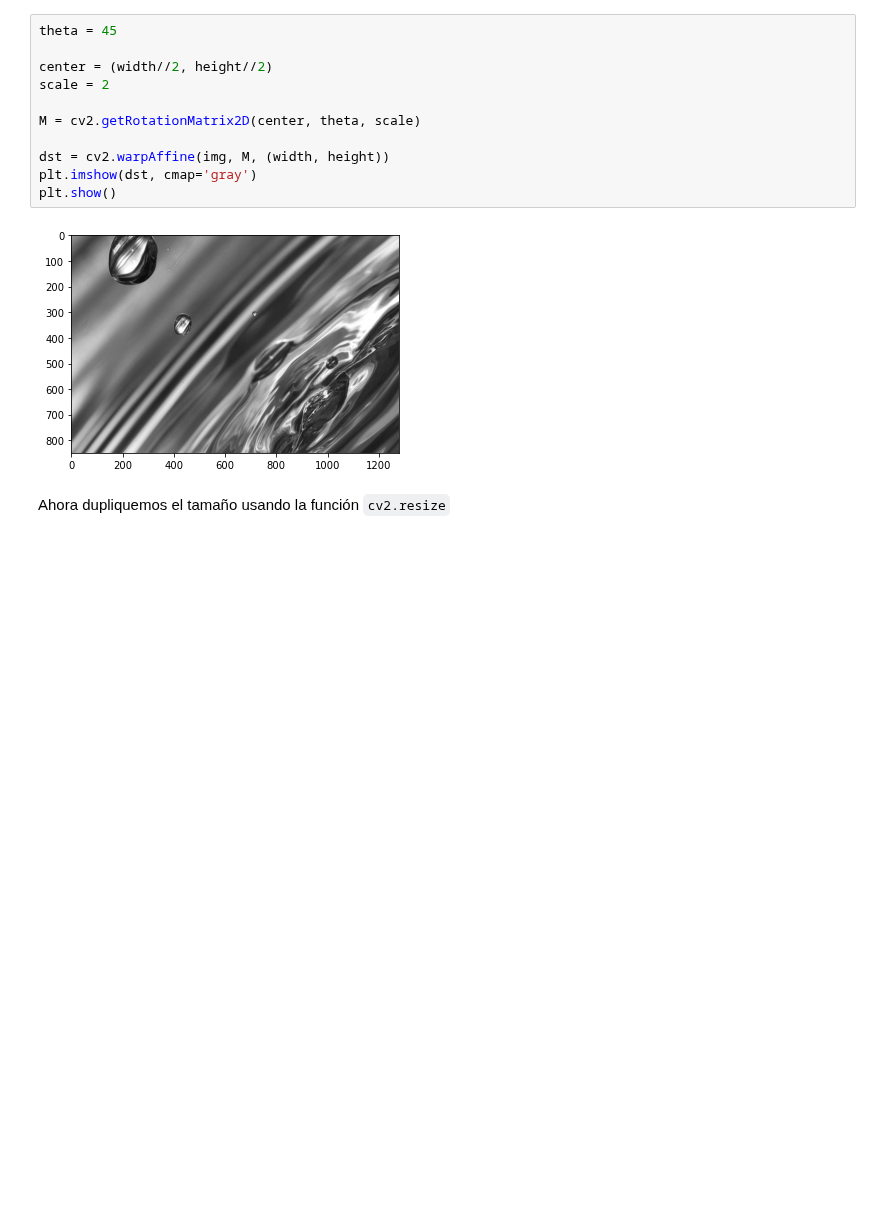
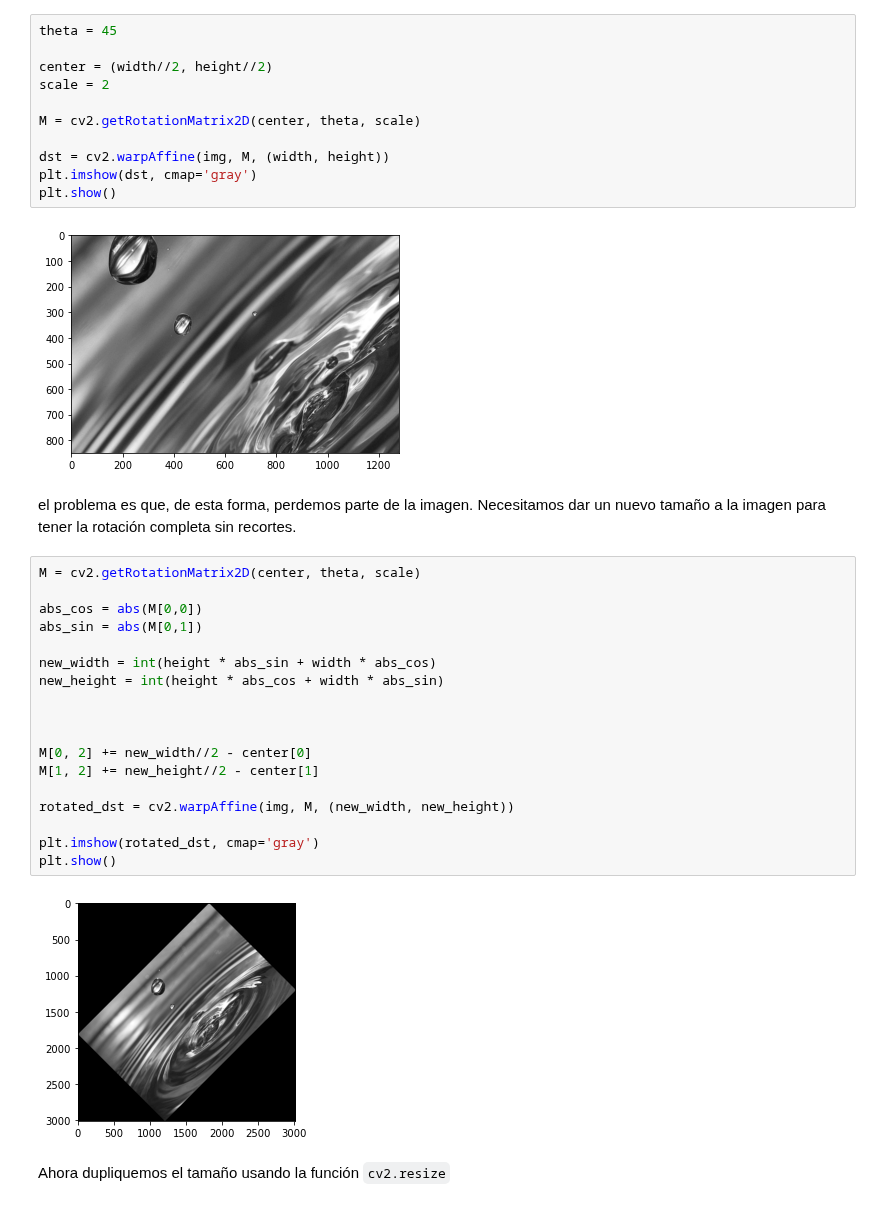
Before and after one commit to AprendizajeProfundo/Diplomado-Avanzado, a Jupyter notebook: Visión Artificial/Cuadernos/procesamiento_imagenes.ipynb, the cells around one changed output. Saved outputs shown, nothing was run; the diff lists cells and outputs as text; blank space fills up the shorter version.

```diff
--- a/Visión Artificial/Cuadernos/procesamiento_imagenes.ipynb
+++ b/Visión Artificial/Cuadernos/procesamiento_imagenes.ipynb
@@ -219,6 +219,28 @@ plt.imshow(dst, cmap='gray')
 plt.show()
 # %% [output]
 [figure]
+# %% [markdown]
+el problema es que, de esta forma, perdemos parte de la imagen. Necesitamos dar un nuevo tamaño a la imagen para tener la rotación completa sin recortes.
+# %%
+M = cv2.getRotationMatrix2D(center, theta, scale)
+
+abs_cos = abs(M[0,0])
+abs_sin = abs(M[0,1])
+
+new_width = int(height * abs_sin + width * abs_cos)
+new_height = int(height * abs_cos + width * abs_sin)
+
+
+
+M[0, 2] += new_width//2 - center[0]
+M[1, 2] += new_height//2 - center[1]
+
+rotated_dst = cv2.warpAffine(img, M, (new_width, new_height))
+
+plt.imshow(rotated_dst, cmap='gray')
+plt.show()
+# %% [output]
+[figure, added]
 # %% [markdown]
 Ahora dupliquemos el tamaño usando la función `cv2.resize`
 # %%
```
Also changed, not shown: 2 other files.
